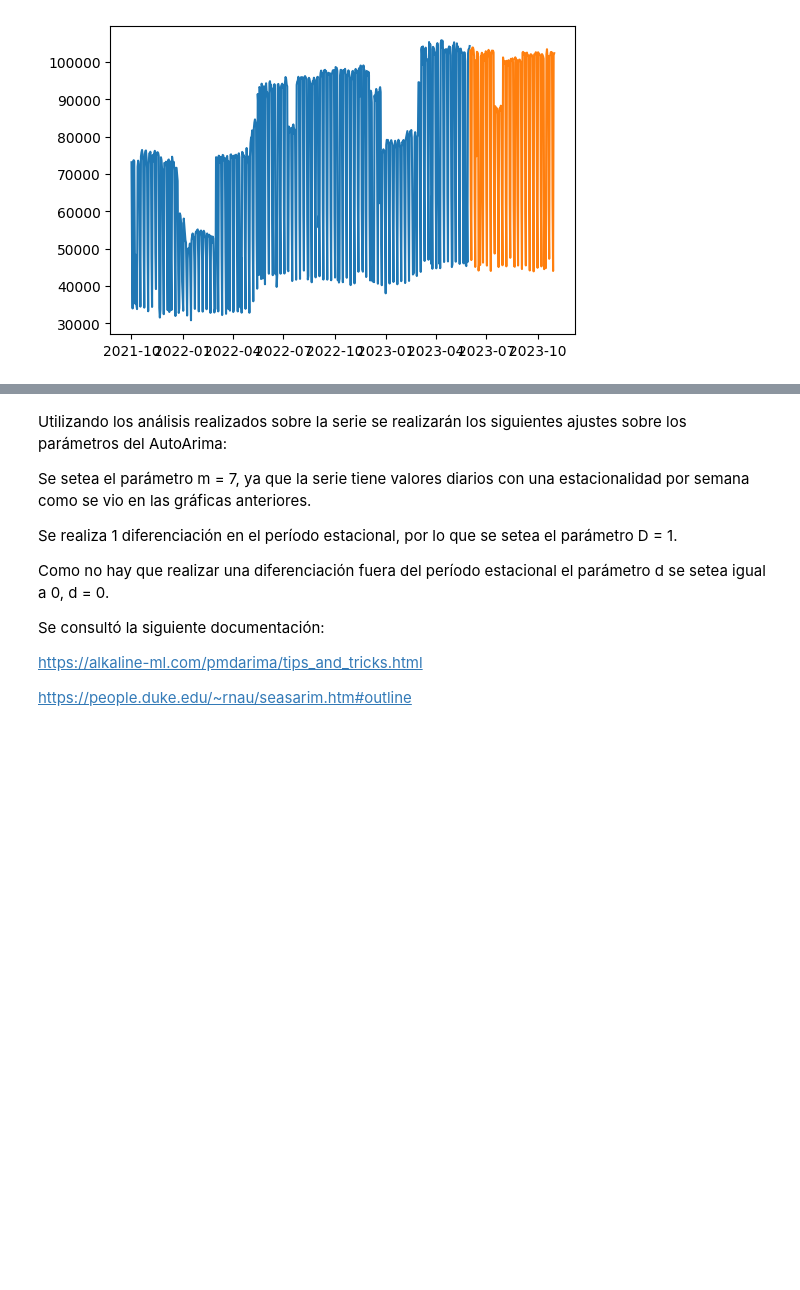
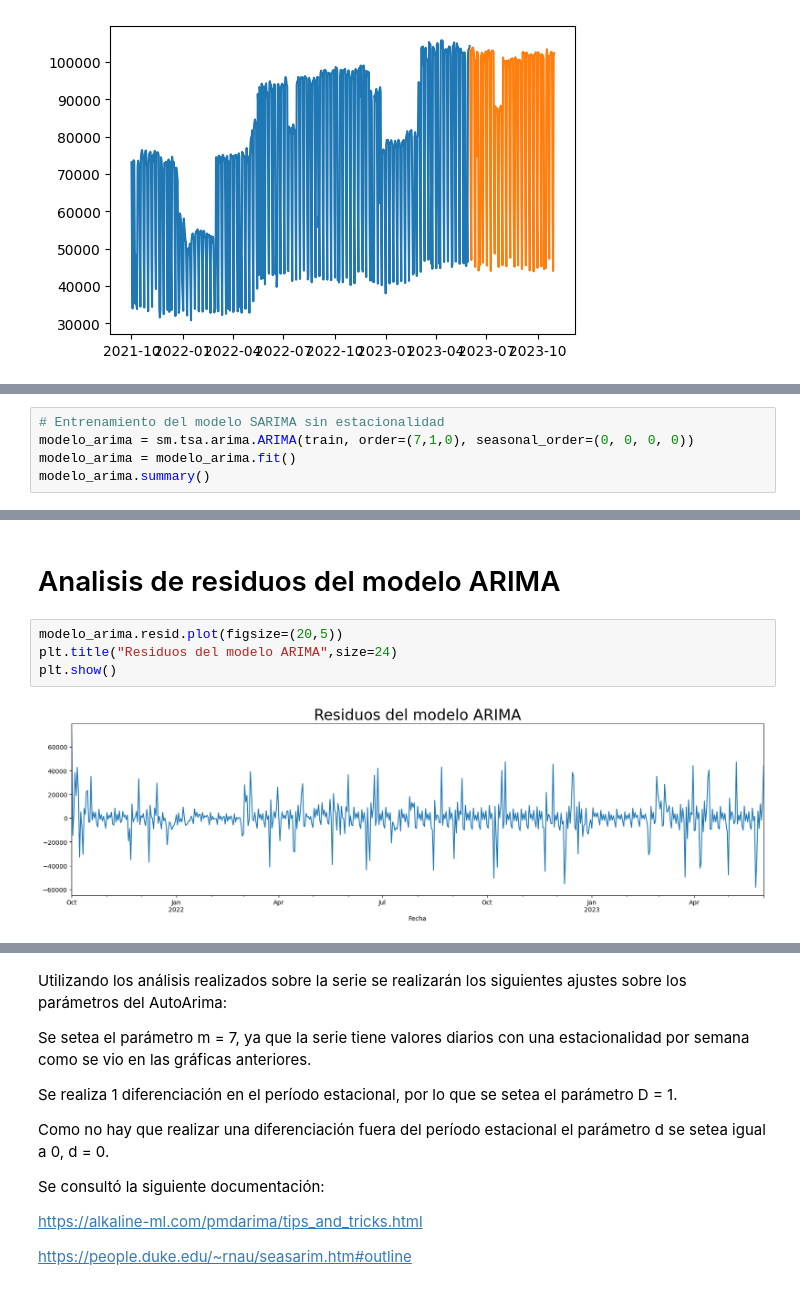
Before and after one commit to jiang-011/AST_G4, a Jupyter notebook: TP_G4_KM.ipynb, the cells around one changed output, grey strips where cells are left out. Drawn from its saved outputs; the diff is of its cells as text; blank space fills up the shorter version.

Commit message:
Modelo Final con  predicciones

```diff
--- a/TP_G4_KM.ipynb
+++ b/TP_G4_KM.ipynb
@@ -635,0 +677,5 @@ plt.plot(test)
+# %%
+# Entrenamiento del modelo SARIMA sin estacionalidad
+modelo_arima = sm.tsa.arima.ARIMA(train, order=(7,1,0), seasonal_order=(0, 0, 0, 0))
+modelo_arima = modelo_arima.fit()
+modelo_arima.summary()
@@ -635,0 +707,8 @@ plt.plot(test)
+# %% [markdown]
+# Analisis de residuos del modelo ARIMA
+# %%
+modelo_arima.resid.plot(figsize=(20,5))
+plt.title("Residuos del modelo ARIMA",size=24)
+plt.show()
+# %% [output]
+[figure, added]
```
Also changed, not shown: parts of 44 cells of this notebook.
